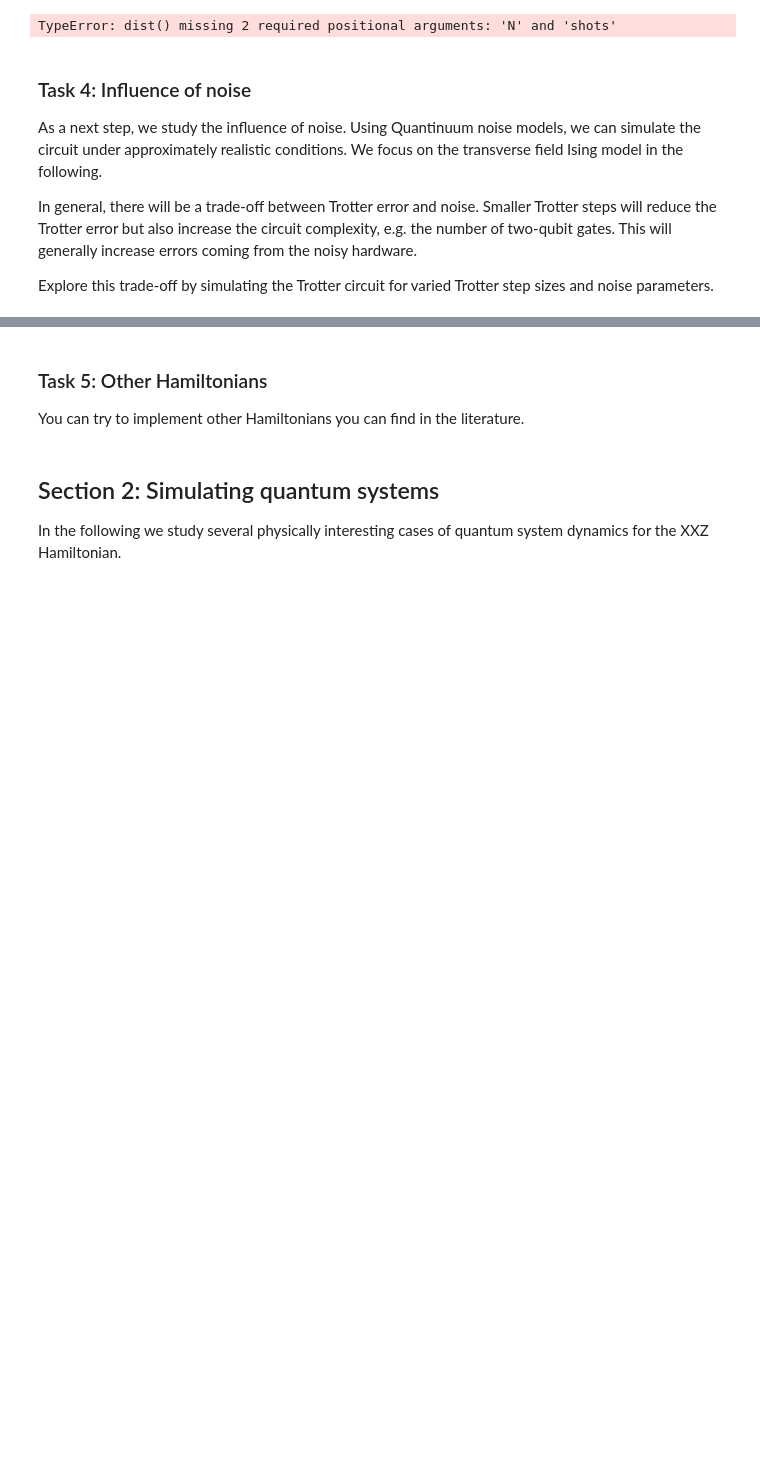
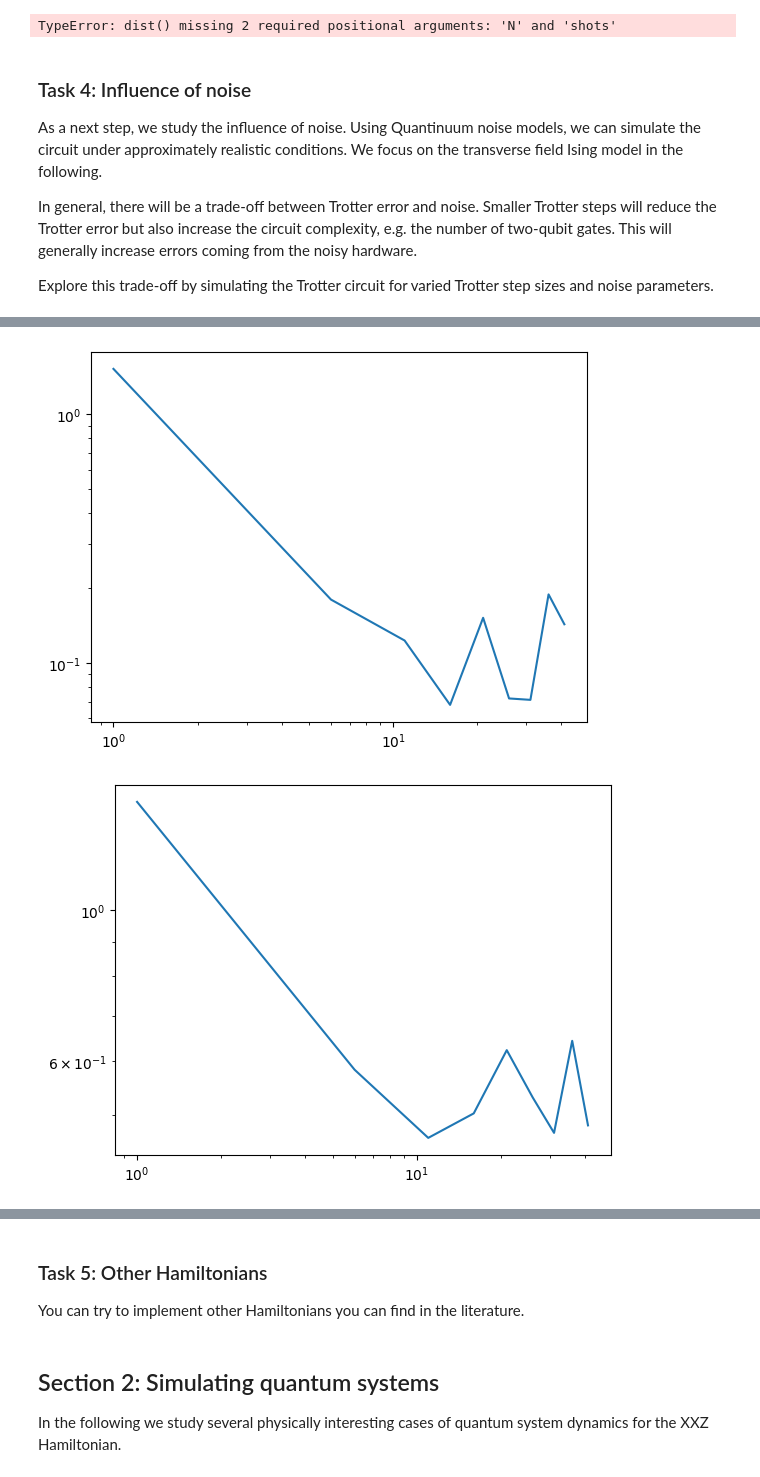
Before and after one commit to Rohan-T144/2025-Quantinuum, a Jupyter notebook: notebooks/hamiltonian_simulation.ipynb, the cells around one changed output, grey strips where cells are left out. Saved outputs shown, nothing was run; the diff lists cells and outputs as text; code cells hidden in the pictures; blank space fills up the shorter version.

```diff
--- a/notebooks/hamiltonian_simulation.ipynb
+++ b/notebooks/hamiltonian_simulation.ipynb
@@ -839,0 +846,22 @@ def error1(N, t, p, shots):
+# %%
+def generate_backend(p):
+    noise_model = NoiseModel()
+    d_error = depolarizing_error(p, 2)
+
+    for k in range(N-1):
+        noise_model.add_quantum_error(
+            d_error, ["cx"], [k, k+1]
+        )
+    noise_backend = AerBackend(noise_model=noise_model)
+    return noise_backend
+# %%
+for i in range(0, 11, 2):
+    backend = generate_backend(i/100)
+    err1 = np.array([error1(N, t, p, shots, backend) for p in n_trotter_steps])
+    plt.plot(n_trotter_steps, err1, label="1st order")
+    plt.xscale("log")
+    plt.yscale("log")
+    plt.show()
+# %% [output]
+[figure, added]
+[figure, added]
```
Also changed, not shown: parts of 9 cells of this notebook.
